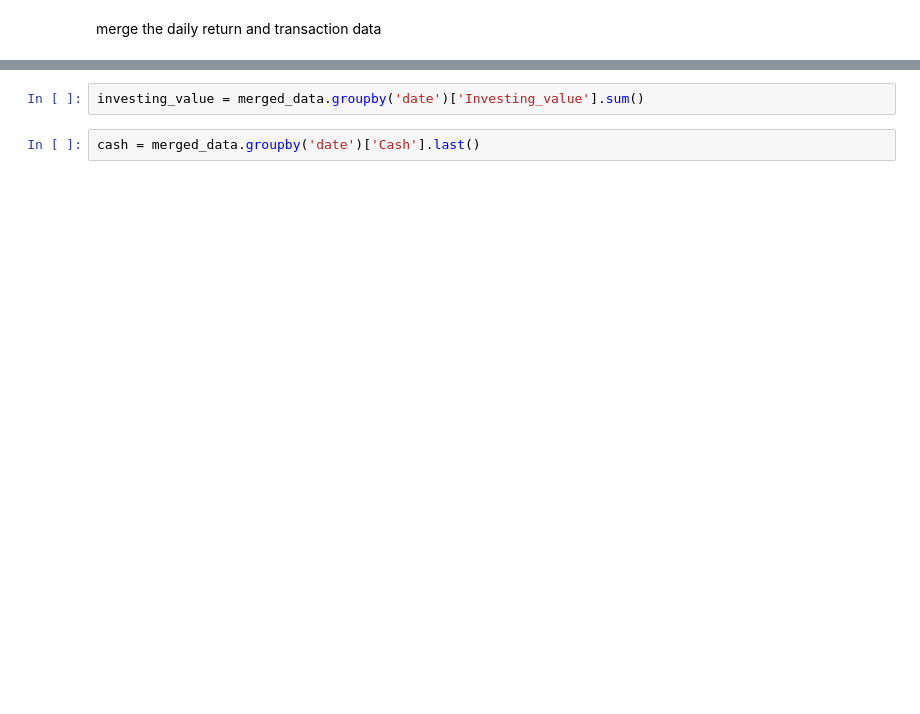
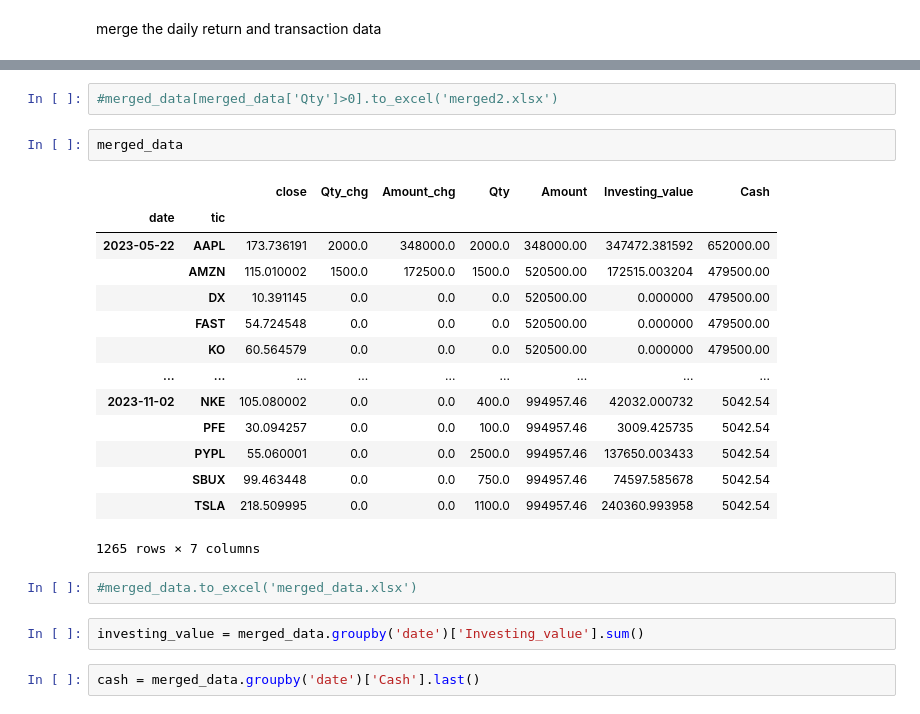
Before and after one commit to bill95196/portfolio_backend, a Jupyter notebook: task1.ipynb, the cells around one changed output, grey strips where cells are left out. Saved outputs shown, nothing was run; the diff lists cells and outputs as text; blank space fills up the shorter version.

```diff
--- a/task1.ipynb
+++ b/task1.ipynb
@@ -103,3 +85,24 @@ merged_data.head()
+# %%
+#merged_data[merged_data['Qty']>0].to_excel('merged2.xlsx')
+# %%
+merged_data
+# %% [output]
+|  |  | close | Qty_chg | Amount_chg | Qty | Amount | Investing_value | Cash |
+| date | tic |  |  |  |  |  |  |  |
+| 2023-05-22 | AAPL | 173.736191 | 2000.0 | 348000.0 | 2000.0 | 348000.00 | 347472.381592 | 652000.00 |
+|  | AMZN | 115.010002 | 1500.0 | 172500.0 | 1500.0 | 520500.00 | 172515.003204 | 479500.00 |
+|  | DX | 10.391145 | 0.0 | 0.0 | 0.0 | 520500.00 | 0.000000 | 479500.00 |
+|  | FAST | 54.724548 | 0.0 | 0.0 | 0.0 | 520500.00 | 0.000000 | 479500.00 |
+|  | KO | 60.564579 | 0.0 | 0.0 | 0.0 | 520500.00 | 0.000000 | 479500.00 |
+| ... | ... | ... | ... | ... | ... | ... | ... | ... |
+| 2023-11-02 | NKE | 105.080002 | 0.0 | 0.0 | 400.0 | 994957.46 | 42032.000732 | 5042.54 |
+|  | PFE | 30.094257 | 0.0 | 0.0 | 100.0 | 994957.46 | 3009.425735 | 5042.54 |
+|  | PYPL | 55.060001 | 0.0 | 0.0 | 2500.0 | 994957.46 | 137650.003433 | 5042.54 |
+|  | SBUX | 99.463448 | 0.0 | 0.0 | 750.0 | 994957.46 | 74597.585678 | 5042.54 |
+|  | TSLA | 218.509995 | 0.0 | 0.0 | 1100.0 | 994957.46 | 240360.993958 | 5042.54 |
+1265 rows × 7 columns
+# %%
+#merged_data.to_excel('merged_data.xlsx')
 # %%
 investing_value = merged_data.groupby('date')['Investing_value'].sum()
 # %%
```
Also changed, not shown: parts of 11 cells of this notebook, 4 other files.
